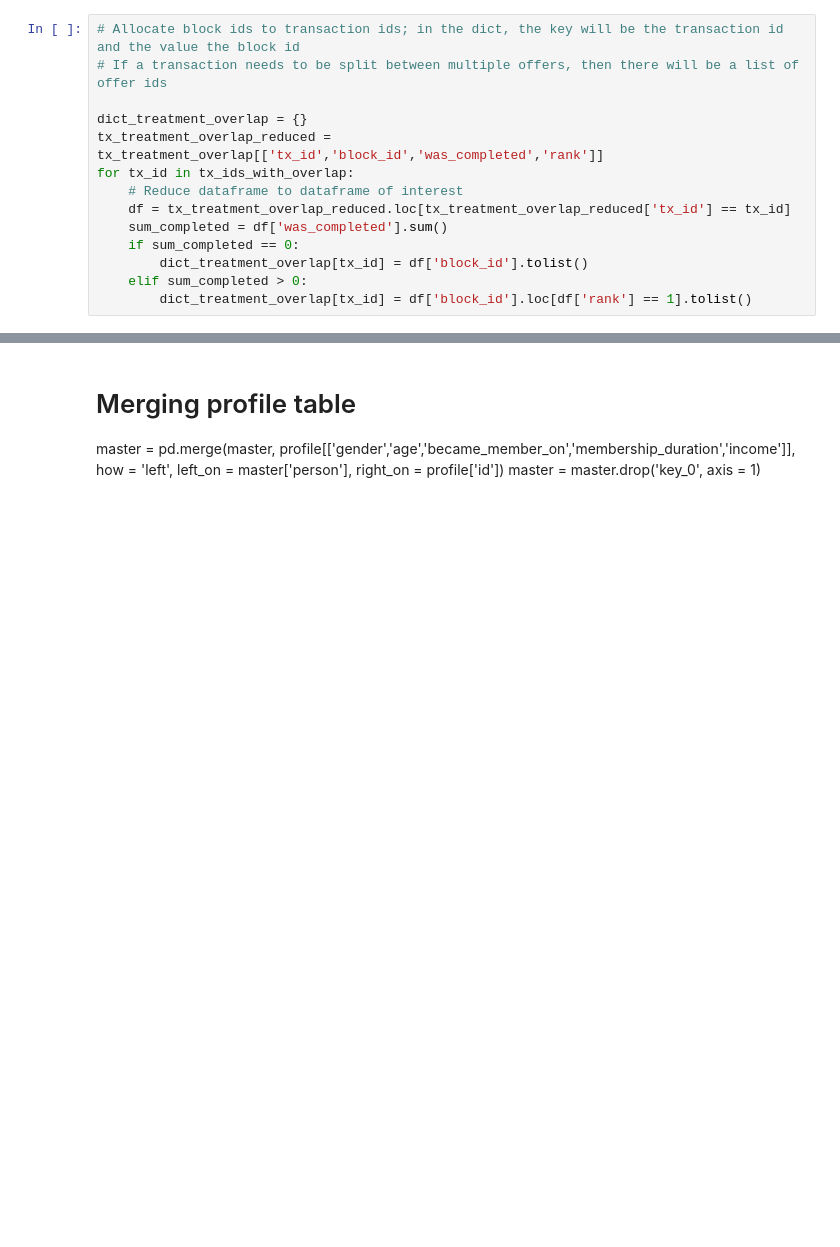
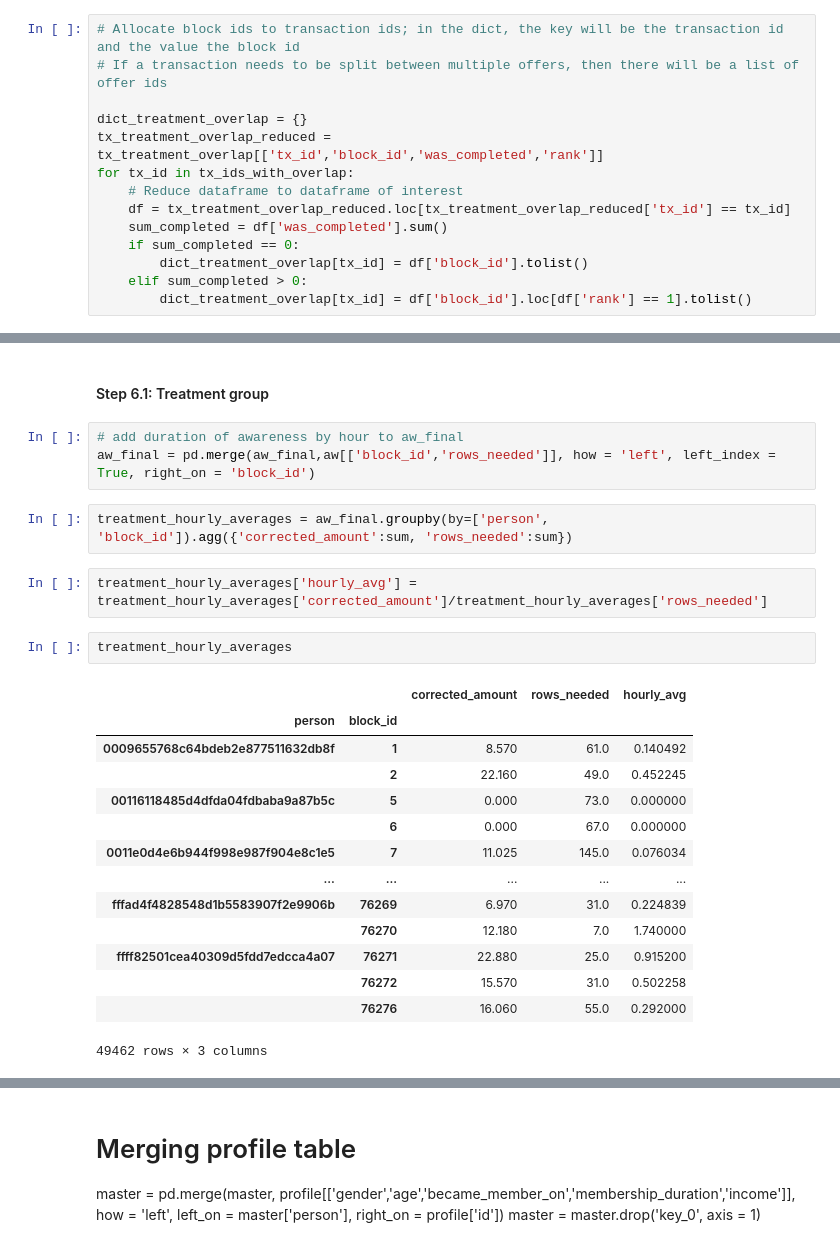
Before and after one commit to judithleao/capstone-project-starbucks, a Jupyter notebook: Starbucks-Wrangling.ipynb, the cells around one changed output, grey strips where cells are left out. Drawn from its saved outputs; the diff is of its cells as text; blank space fills up the shorter version.

```diff
--- a/Starbucks-Wrangling.ipynb
+++ b/Starbucks-Wrangling.ipynb
@@ -732,0 +688,26 @@ dtype: int64
+# %% [markdown]
+#### Step 6.1: Treatment group
+# %%
+# add duration of awareness by hour to aw_final
+aw_final = pd.merge(aw_final,aw[['block_id','rows_needed']], how = 'left', left_index = True, right_on = 'block_id')
+# %%
+treatment_hourly_averages = aw_final.groupby(by=['person', 'block_id']).agg({'corrected_amount':sum, 'rows_needed':sum})
+# %%
+treatment_hourly_averages['hourly_avg'] = treatment_hourly_averages['corrected_amount']/treatment_hourly_averages['rows_needed']
+# %%
+treatment_hourly_averages
+# %% [output]
+|  |  | corrected_amount | rows_needed | hourly_avg |
+| person | block_id |  |  |  |
+| 0009655768c64bdeb2e877511632db8f | 1 | 8.570 | 61.0 | 0.140492 |
+|  | 2 | 22.160 | 49.0 | 0.452245 |
+| 00116118485d4dfda04fdbaba9a87b5c | 5 | 0.000 | 73.0 | 0.000000 |
+|  | 6 | 0.000 | 67.0 | 0.000000 |
+| 0011e0d4e6b944f998e987f904e8c1e5 | 7 | 11.025 | 145.0 | 0.076034 |
+| ... | ... | ... | ... | ... |
+| fffad4f4828548d1b5583907f2e9906b | 76269 | 6.970 | 31.0 | 0.224839 |
+|  | 76270 | 12.180 | 7.0 | 1.740000 |
+| ffff82501cea40309d5fdd7edcca4a07 | 76271 | 22.880 | 25.0 | 0.915200 |
+|  | 76272 | 15.570 | 31.0 | 0.502258 |
+|  | 76276 | 16.060 | 55.0 | 0.292000 |
+49462 rows × 3 columns
```
Also changed, not shown: parts of 62 cells of this notebook.
